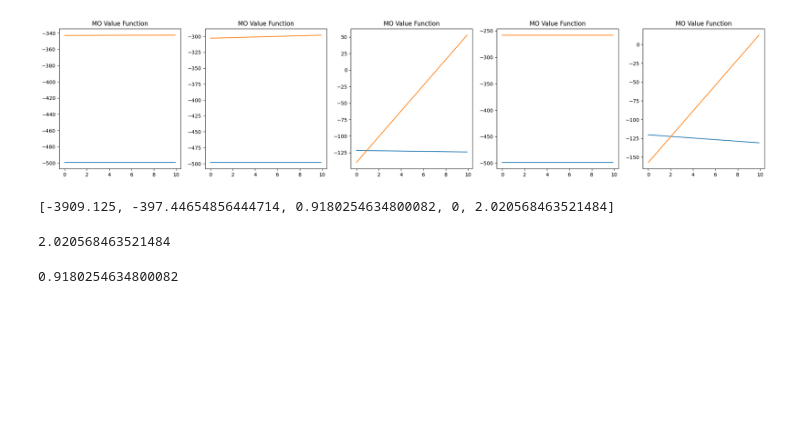
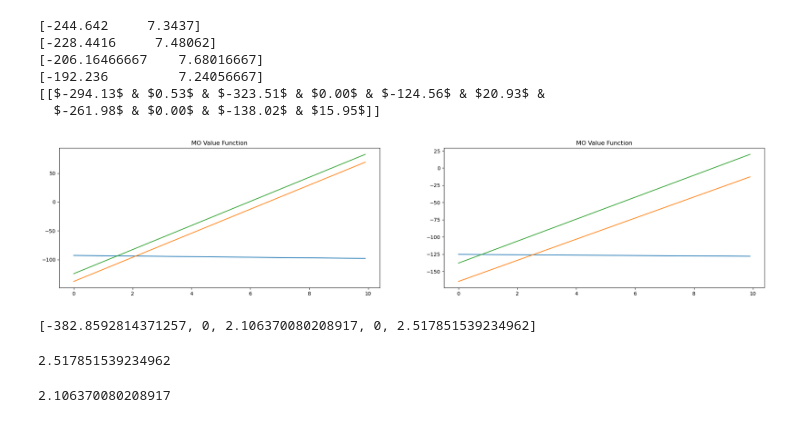
Before and after one commit to maymac00/MAEGG_IPPO, a Jupyter notebook: ols_visualize.ipynb, the cells around one changed output. Saved outputs shown, nothing was run; the diff lists cells and outputs as text; code cells hidden in the pictures; blank space fills up the shorter version.

```diff
--- a/ols_visualize.ipynb
+++ b/ols_visualize.ipynb
@@ -1,19 +1,30 @@
 # %%
 import numpy as np
+import matplotlib
 import matplotlib.pyplot as plt
-import matplotlib
-# %matplotlib tk
 medium_policies = {
 10 : np.array([np.array([-266.646 ,    1.5967]), np.array([-253.671 ,    1.3363]), np.array([-98.177 ,  20.1075])]),
 0 : np.array([np.array([-395.3,    0. ]), np.array([-499.836,    0.   ]), np.array([-43.622,   0.   ])]),
-0.91 : np.array([np.array([-492.09,    0.  ]), np.array([-343.97,    0.  ]), np.array([-102,   0 ])])
+    2.8 : np.array([np.array([-260.855 ,    1.2341]), np.array([-215.07 ,    2.401]), np.array([-100.783 ,   18.0866])])
 }
 
 large_policies = {
-    0: np.array([np.array([-499.254,    0.   ]), np.array([-498.181,    0.   ]), np.array([-121.783,   -0.236]), np.array([-498.724,    0.   ]), np.array([-120.271,   -1.08 ])]),
-    10: np.array([
-        np.array([-3.42889e+02, 4.0e-02]), np.array([-302.995, 0.4911]), np.array([-139.867, 19.4628]), np.array([-258.164, 0.]), np.array([-157.031, 17.1129])])
+    0: np.array([np.array([-498.878,    0.   ]), np.array([-499.508,    0.   ]), np.array([-92.815,  -0.528]), np.array([-498.548,    0.   ]), np.array([-125.333,   -0.28 ])]),
+    10: np.array([np.array([-319.853 ,    0.4676]), np.array([-335.383,    0.   ]), np.array([-137.984,   20.916]), np.array([-265.341,    0.   ]), np.array([-164.649 ,   15.3349])]), # ethical_large_we10_try2/2500_80000_1_(10)
+    2.6: np.array([np.array([-294.134 ,    0.5257]), np.array([-323.513,    0.   ]), np.array([-124.557 ,   20.9307]), np.array([-261.979,    0.   ]), np.array([-138.025 ,   15.9467])])
 }
+print(large_policies[10].mean(axis=0))
+print(large_policies[2.6].mean(axis=0))
+print(medium_policies[10].mean(axis=0))
+print(medium_policies[2.8].mean(axis=0))
+print(np.array2string(large_policies[2.6].round(2).reshape((1,10)), separator=' & ', formatter={'float_kind':lambda x: "$%.2f$" % x}))
+# %% [output]
+[-244.642     7.3437]
+[-228.4416     7.48062]
+[-206.16466667    7.68016667]
+[-192.236         7.24056667]
+[[$-294.13$ & $0.53$ & $-323.51$ & $0.00$ & $-124.56$ & $20.93$ &
+  $-261.98$ & $0.00$ & $-138.02$ & $15.95$]]
 # %%
 # Function to get the intersection of two lines represented as f(we) = (1-we)*v0 + we*ve for a two given fixed sets of (v0, ve)
 def get_intersection(v01, ve1, v02, ve2):
@@ -25,24 +36,25 @@ def get_intersection(v01, ve1, v02, ve2):
 # %%
 # Plot values as function of weight w that scales the reward
 policies = large_policies
-
-fig, axs = plt.subplots(1, policies[0].shape[0], figsize=(25, 5))
+to_plot = [2, 4]
+fig, axs = plt.subplots(1, len(to_plot), figsize=(25, 5))
 step = 0.1
 # for ag in mo_value_w10:
 max_weight = 10
 # Subplot for each agent
 x = np.arange(0, max_weight, step)
 w = np.array([np.ones(int(max_weight/step)), np.arange(0, max_weight, step)])
 
-for ag in range(policies[0].shape[0]):
-    axs[ag].set_title("MO Value Function")
+
+for i, ag in enumerate(to_plot):
+    axs[i].set_title("MO Value Function")
     for p in policies.values():
         y = np.dot(p[ag], w)
-        axs[ag].plot(x, y)
+        axs[i].plot(x, y)
 
 plt.show()
 # %% [output]
-[figure, old version]
+[figure, new version]
 # %%
 def get_next_corner():
     wes = []
@@ -54,12 +66,12 @@ def get_next_corner():
     return max(wes)
 get_next_corner()
 # %% [output]
-[-3909.125, -397.44654856444714, 0.9180254634800082, 0, 2.020568463521484]
+[-382.8592814371257, 0, 2.106370080208917, 0, 2.517851539234962]
-2.020568463521484
+2.517851539234962
 # %%
 ag = 2
 p1 = policies[10]
 p2 = policies[0]
 get_intersection(p1[ag][0], p1[ag][1], p2[ag][0], p2[ag][1])
 # %% [output]
-0.9180254634800082
+2.106370080208917
```
Also changed, not shown: parts of 2 cells of this notebook, 3 other files.
